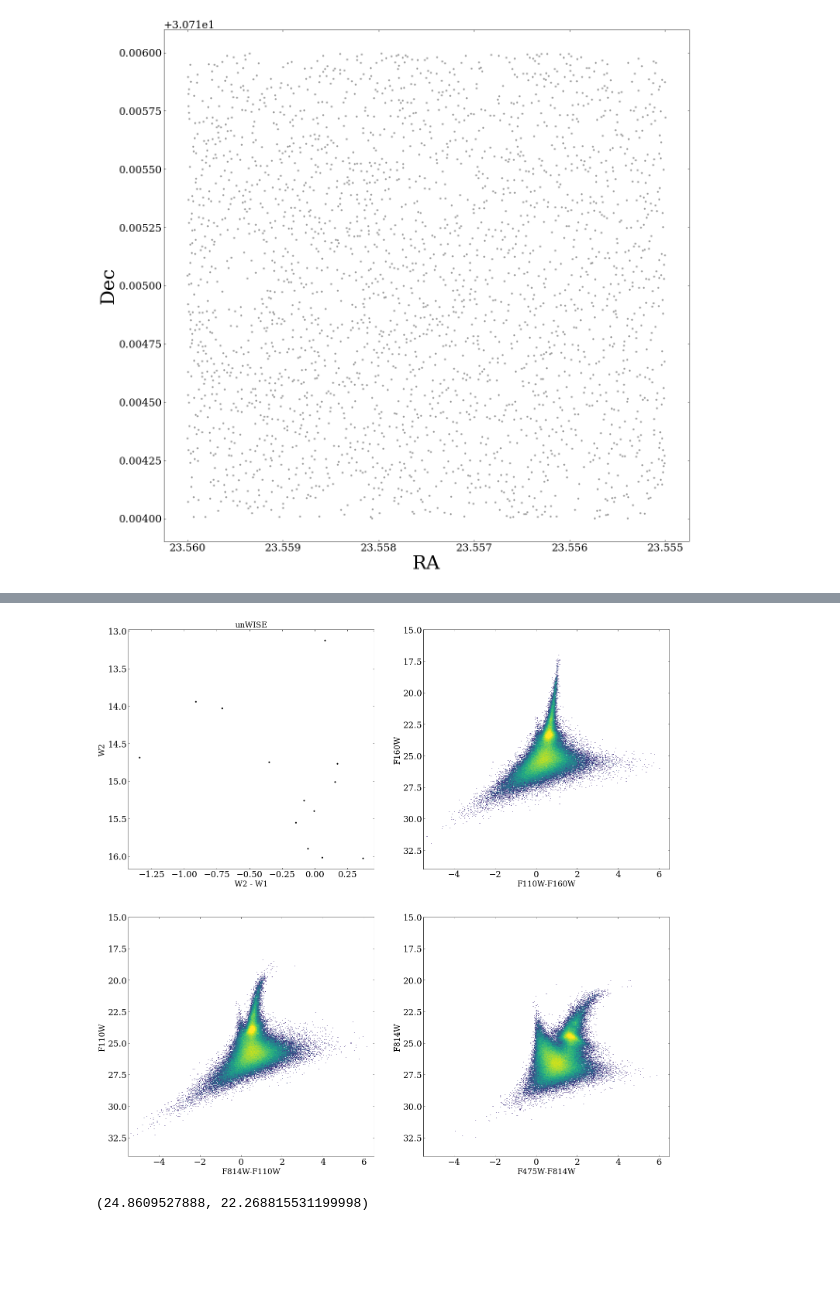
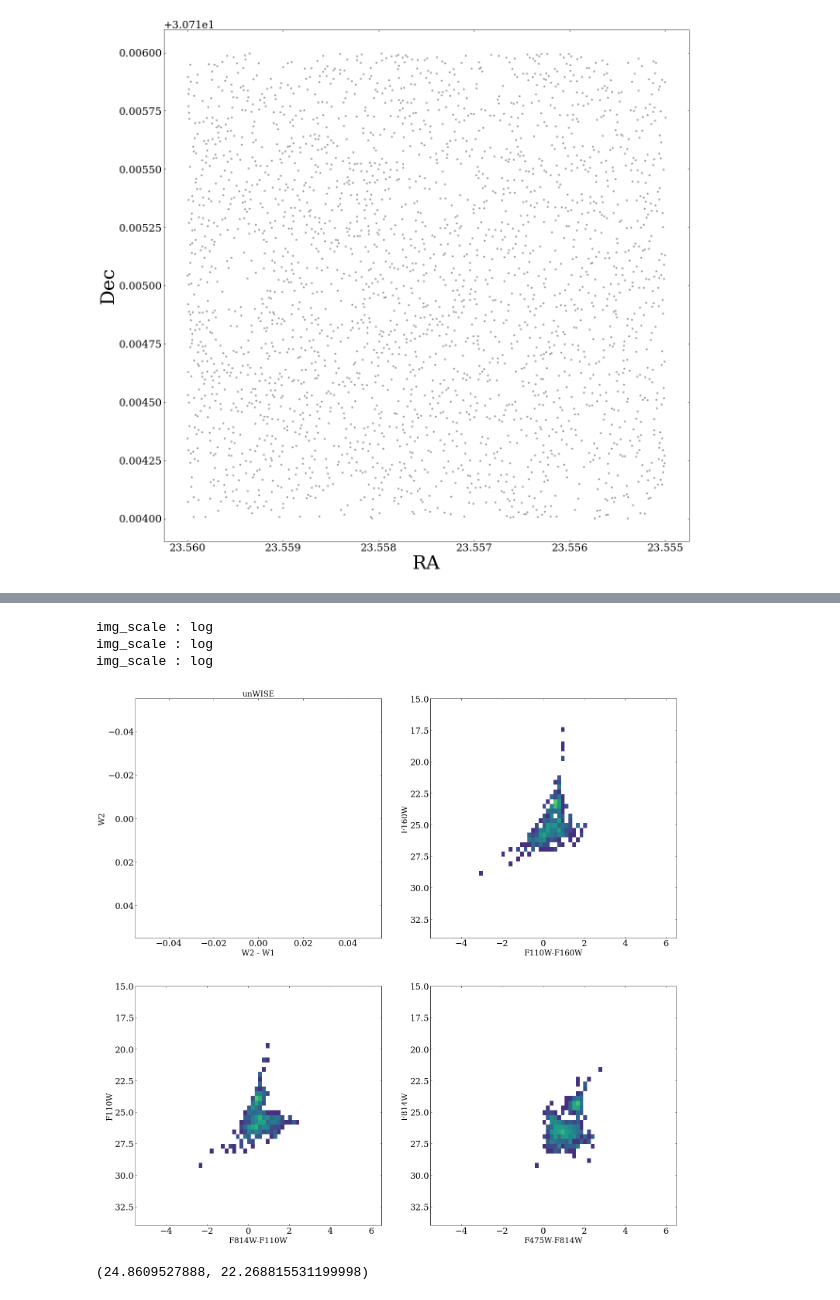
Before and after one commit to tmsandford/M33_Matching, a Jupyter notebook: M33_Matching_Exploration.ipynb, the cells around one changed output, grey strips where cells are left out. Saved outputs shown, nothing was run; the diff lists cells and outputs as text; code cells hidden in the pictures; blank space fills up the shorter version.

```diff
--- a/M33_Matching_Exploration.ipynb
+++ b/M33_Matching_Exploration.ipynb
@@ -479,4 +481,4 @@ ax.set_xlim(ax.get_xlim()[::-1])
 # %%
 import auto_cmd as cmd
-cmd.cmds(23.56, 23.58, 30.70, 30.74)
+cmd.cmds(23.5635+0.02, 23.5655+0.02, 30.7025, 30.704, 50)
 # %% [output]
@@ -486,4 +487,7 @@ img_scale : log
+img_scale : log
+img_scale : log
+img_scale : log
-[figure, old version]
+[figure, new version]
 # %%
 Irsa.ROW_LIMIT = 100000
 #table = Irsa.query_region("m33", catalog="unwise_2019", spatial="Polygon", radius=0.25*u.deg)
```
Also changed, not shown: parts of 8 cells of this notebook.
